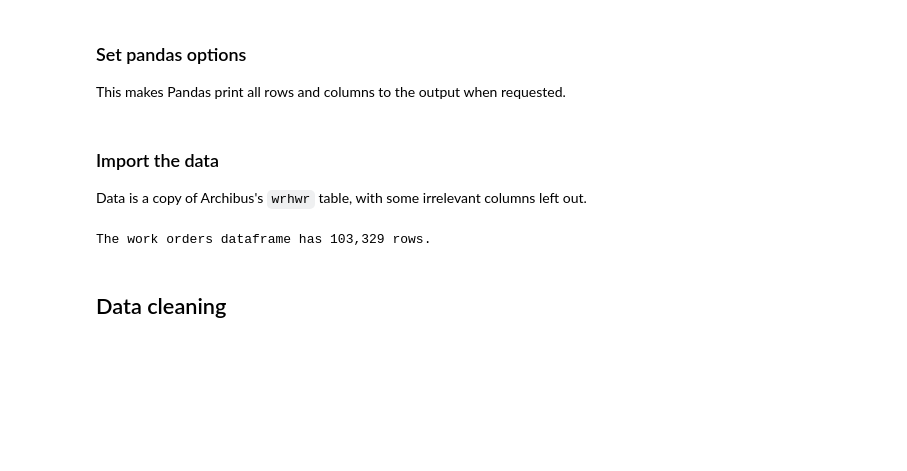
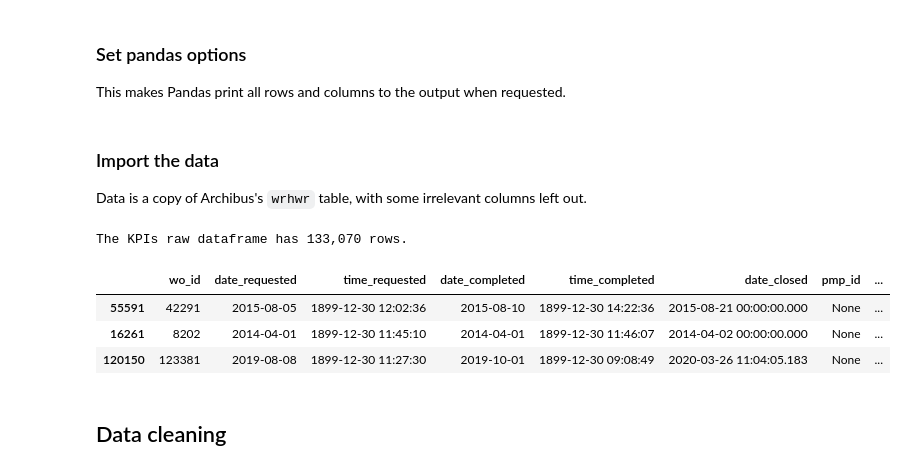
Before and after one commit to department-of-general-services/KPI_central, a Jupyter notebook: FMD_scorecard.ipynb, the cells around one changed output. Drawn from its saved outputs; the diff is of its cells as text; code cells hidden in the pictures; blank space fills up the shorter version.

```diff
--- a/FMD_scorecard.ipynb
+++ b/FMD_scorecard.ipynb
@@ -25,14 +27,35 @@ pd.options.mode.chained_assignment = None  # default='warn'
 # %% [markdown]
 ### Import the data
 Data is a copy of Archibus's `wrhwr` table, with some irrelevant columns left out.
-# %%
-wr_raw = dw.query(
-    dataset_key="dgsbpio/auditfinding3", query="select * from wrhwr_10072020"
-).dataframe
-
-print(f"The work orders dataframe has {wr_raw.shape[0]:,} rows.")
-# %% [output]
-The work orders dataframe has 103,329 rows.
+# %%
+# Get private credentials using dotenv system
+server = config["SERVER"]
+user = config["USER"]
+password = config["PASSWORD"]
+db = config["DB"]
+
+# Connect to Archibus database
+conn = pyodbc.connect(f"DRIVER=ODBC Driver 17 for SQL Server;SERVER={server};DATABASE={db};UID={user};PWD={password}")
+cursor = conn.cursor()
+
+# Open a file with our basic SQL query
+query_path = Path.cwd() / "sql" / "input_for_FMD_KPIs.sql"
+fd = open(query_path, 'r')
+sqlFile = fd.read()
+fd.close()
+
+# Query the database
+kpis_raw = pd.read_sql(sqlFile, conn, parse_dates=['date_requested', 'date_completed', 'date_closed'] )
+conn.close()
+
+print(f"The KPIs raw dataframe has {kpis_raw.shape[0]:,} rows.")
+kpis_raw.sample(3, random_state=444)
+# %% [output]
+The KPIs raw dataframe has 133,070 rows.
+|  | wo_id | date_requested | time_requested | date_completed | time_completed | date_closed | pmp_id | ... |
+| 55591 | 42291 | 2015-08-05 | 1899-12-30 12:02:36 | 2015-08-10 | 1899-12-30 14:22:36 | 2015-08-21 00:00:00.000 | None | ... |
+| 16261 | 8202 | 2014-04-01 | 1899-12-30 11:45:10 | 2014-04-01 | 1899-12-30 11:46:07 | 2014-04-02 00:00:00.000 | None | ... |
+| 120150 | 123381 | 2019-08-08 | 1899-12-30 11:27:30 | 2019-10-01 | 1899-12-30 09:08:49 | 2020-03-26 11:04:05.183 | None | ... |
 # %% [markdown]
 ## Data cleaning
 # %% [markdown]
```
Also changed, not shown: parts of 7 cells of this notebook.
